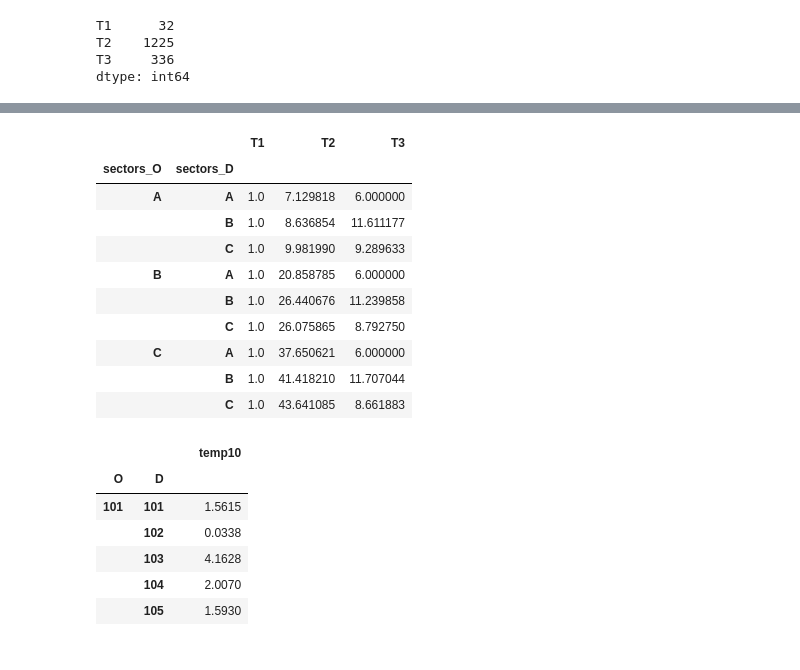
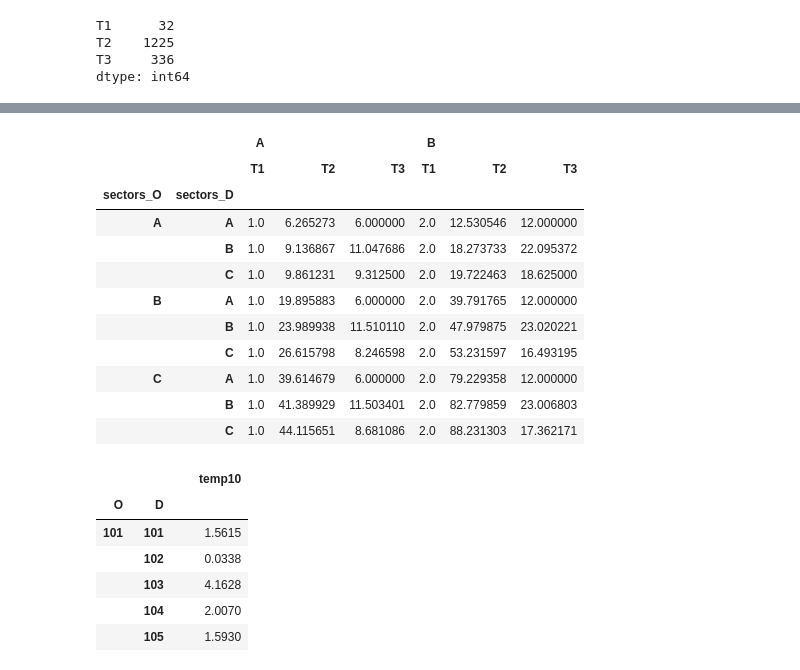
Before and after one commit to jabellcu/TPlanning_matrices, a Jupyter notebook: MatrixExamples.ipynb, the cells around one changed output, grey strips where cells are left out. Drawn from its saved outputs; the diff is of its cells as text; code cells hidden in the pictures.

```diff
--- a/MatrixExamples.ipynb
+++ b/MatrixExamples.ipynb
@@ -170,3 +170,7 @@ mapping = pd.DataFrame({
         'Val1':    [1,4,4,2,1,3,1,4,2],
         'Val2':    [3,0.01,1,2,1,3,3,1,0.01]
     })
+# %%
+mat77 = pd.concat([mat7, mat7*2], axis=1)
+mat77.columns = pd.MultiIndex.from_product(['A B'.split(), mat7.columns])
+mat77
@@ -251,0 +279,4 @@ cost7
+# %%
+cost77 = pd.concat([cost7, cost7*2], axis=1)
+cost77.columns = pd.MultiIndex.from_product(['A B'.split(), cost7.columns])
+cost77
@@ -252,18 +303,19 @@ cost7
 # %%
-mat7_rezoned_weighted = mat7.rezone(mapping, ['zones', 'sectors'], ['Val1', 'Val2'], True, cost7)
-mat7_rezoned_weighted
+mat77_rezoned_weighted = mat77.rezone(mapping, ['zones', 'sectors'], ['Val1', 'Val2'], True, cost77)
+mat77_rezoned_weighted
 # %% [output]
-|  |  | T1 | T2 | T3 |
-| sectors_O | sectors_D |  |  |  |
-| A | A | 1.0 | 7.129818 | 6.000000 |
-|  | B | 1.0 | 8.636854 | 11.611177 |
-|  | C | 1.0 | 9.981990 | 9.289633 |
-| B | A | 1.0 | 20.858785 | 6.000000 |
-|  | B | 1.0 | 26.440676 | 11.239858 |
-|  | C | 1.0 | 26.075865 | 8.792750 |
-| C | A | 1.0 | 37.650621 | 6.000000 |
-|  | B | 1.0 | 41.418210 | 11.707044 |
-|  | C | 1.0 | 43.641085 | 8.661883 |
+|  |  | A |  |  | B |  |  |
+|  |  | T1 | T2 | T3 | T1 | T2 | T3 |
+| sectors_O | sectors_D |  |  |  |  |  |  |
+| A | A | 1.0 | 6.265273 | 6.000000 | 2.0 | 12.530546 | 12.000000 |
+|  | B | 1.0 | 9.136867 | 11.047686 | 2.0 | 18.273733 | 22.095372 |
+|  | C | 1.0 | 9.861231 | 9.312500 | 2.0 | 19.722463 | 18.625000 |
+| B | A | 1.0 | 19.895883 | 6.000000 | 2.0 | 39.791765 | 12.000000 |
+|  | B | 1.0 | 23.989938 | 11.510110 | 2.0 | 47.979875 | 23.020221 |
+|  | C | 1.0 | 26.615798 | 8.246598 | 2.0 | 53.231597 | 16.493195 |
+| C | A | 1.0 | 39.614679 | 6.000000 | 2.0 | 79.229358 | 12.000000 |
+|  | B | 1.0 | 41.389929 | 11.503401 | 2.0 | 82.779859 | 23.006803 |
+|  | C | 1.0 | 44.115651 | 8.681086 | 2.0 | 88.231303 | 17.362171 |
 # %%
 DEMMANDp = os.path.join('example_data', 'Demand_EMME.txt')
 DEMMAND = Matrix.read_EMME(DEMMANDp)
```
Also changed, not shown: parts of 6 cells of this notebook, 1 other file.
